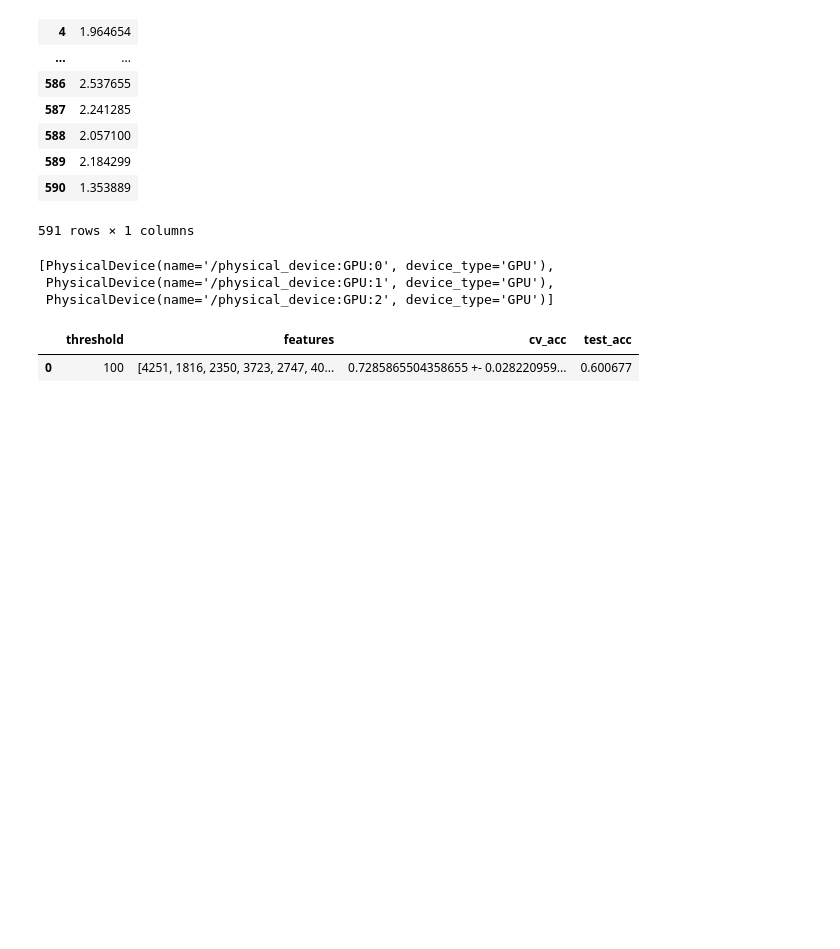
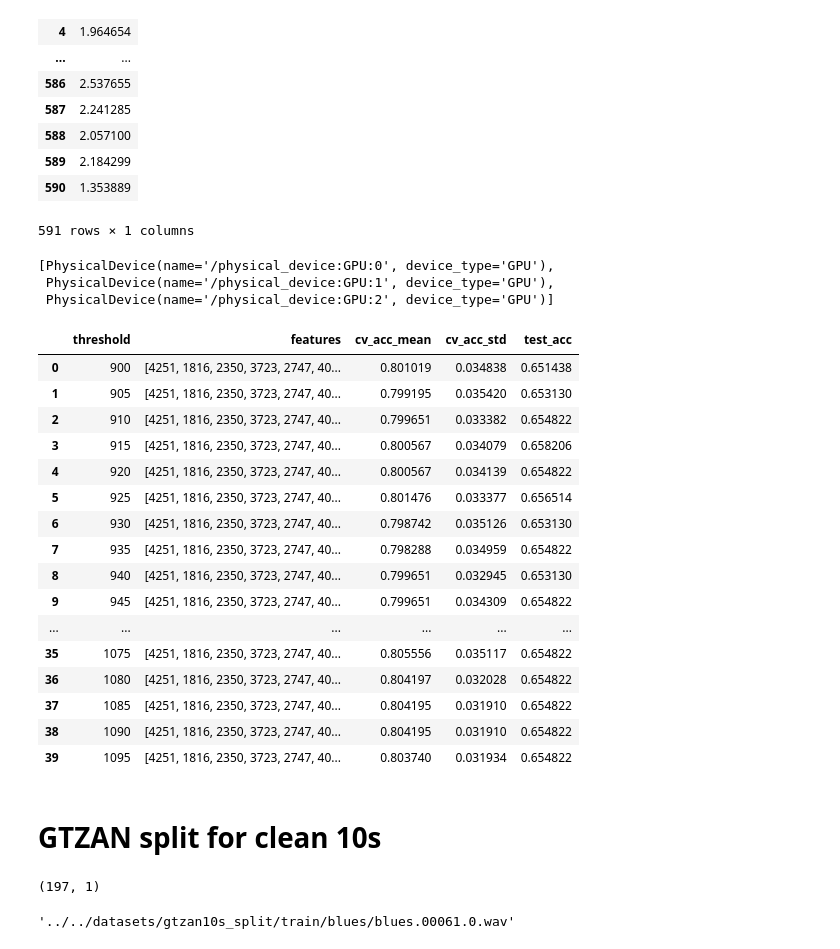
Before and after one commit to VedantKalbag/MusicGenreClassification, a Jupyter notebook: Vedant/src/test.ipynb, the cells around one changed output. Drawn from its saved outputs; the diff is of its cells as text; code cells hidden in the pictures; blank space fills up the shorter version.

```diff
--- a/Vedant/src/test.ipynb
+++ b/Vedant/src/test.ipynb
@@ -353,7 +353,24 @@ tf.config.experimental.list_physical_devices('GPU')
  PhysicalDevice(name='/physical_device:GPU:1', device_type='GPU'),
  PhysicalDevice(name='/physical_device:GPU:2', device_type='GPU')]
 # %%
-pd.read_csv('../logs/MIC.csv', sep='\t', names=['threshold','features','cv_acc','test_acc'])
+pd.read_csv('../logs/MIC_(900_1100_5).csv', sep='\t', names=['threshold','features','cv_acc_mean','cv_acc_std','test_acc'])
 # %% [output]
-|  | threshold | features | cv_acc | test_acc |
-| 0 | 100 | [4251, 1816, 2350, 3723, 2747, 40... | 0.7285865504358655 +- 0.028220959... | 0.600677 |
+|  | threshold | features | cv_acc_mean | cv_acc_std | test_acc |
+| 0 | 900 | [4251, 1816, 2350, 3723, 2747, 40... | 0.801019 | 0.034838 | 0.651438 |
+| 1 | 905 | [4251, 1816, 2350, 3723, 2747, 40... | 0.799195 | 0.035420 | 0.653130 |
+| 2 | 910 | [4251, 1816, 2350, 3723, 2747, 40... | 0.799651 | 0.033382 | 0.654822 |
+| 3 | 915 | [4251, 1816, 2350, 3723, 2747, 40... | 0.800567 | 0.034079 | 0.658206 |
+| 4 | 920 | [4251, 1816, 2350, 3723, 2747, 40... | 0.800567 | 0.034139 | 0.654822 |
+| 5 | 925 | [4251, 1816, 2350, 3723, 2747, 40... | 0.801476 | 0.033377 | 0.656514 |
+| 6 | 930 | [4251, 1816, 2350, 3723, 2747, 40... | 0.798742 | 0.035126 | 0.653130 |
+| 7 | 935 | [4251, 1816, 2350, 3723, 2747, 40... | 0.798288 | 0.034959 | 0.654822 |
+| 8 | 940 | [4251, 1816, 2350, 3723, 2747, 40... | 0.799651 | 0.032945 | 0.653130 |
+| 9 | 945 | [4251, 1816, 2350, 3723, 2747, 40... | 0.799651 | 0.034309 | 0.654822 |
+| ... | ... | ... | ... | ... | ... |
+| 35 | 1075 | [4251, 1816, 2350, 3723, 2747, 40... | 0.805556 | 0.035117 | 0.654822 |
+| 36 | 1080 | [4251, 1816, 2350, 3723, 2747, 40... | 0.804197 | 0.032028 | 0.654822 |
+| 37 | 1085 | [4251, 1816, 2350, 3723, 2747, 40... | 0.804195 | 0.031910 | 0.654822 |
+| 38 | 1090 | [4251, 1816, 2350, 3723, 2747, 40... | 0.804195 | 0.031910 | 0.654822 |
+| 39 | 1095 | [4251, 1816, 2350, 3723, 2747, 40... | 0.803740 | 0.031934 | 0.654822 |
+# %% [markdown]
+# GTZAN split for clean 10s
@@ -359,0 +389,4 @@ pd.read_csv('../logs/MIC.csv', sep='\t', names=['threshold','features','cv_acc',
+# %%
+val.shape
+# %% [output]
+(197, 1)
@@ -359,0 +396,4 @@ pd.read_csv('../logs/MIC.csv', sep='\t', names=['threshold','features','cv_acc',
+# %%
+os.path.join(output_path,f"{fpath.split('/')[-1][:-4]}.wav")
+# %% [output]
+'../../datasets/gtzan10s_split/train/blues/blues.00061.0.wav'
```
Also changed, not shown: parts of 23 cells of this notebook, 5 other files.
